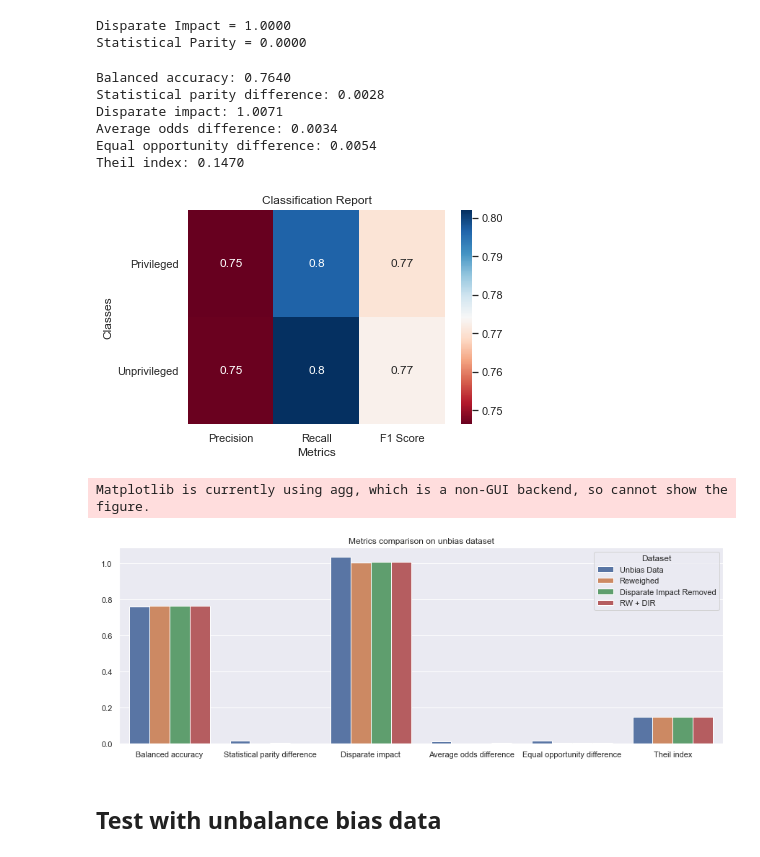
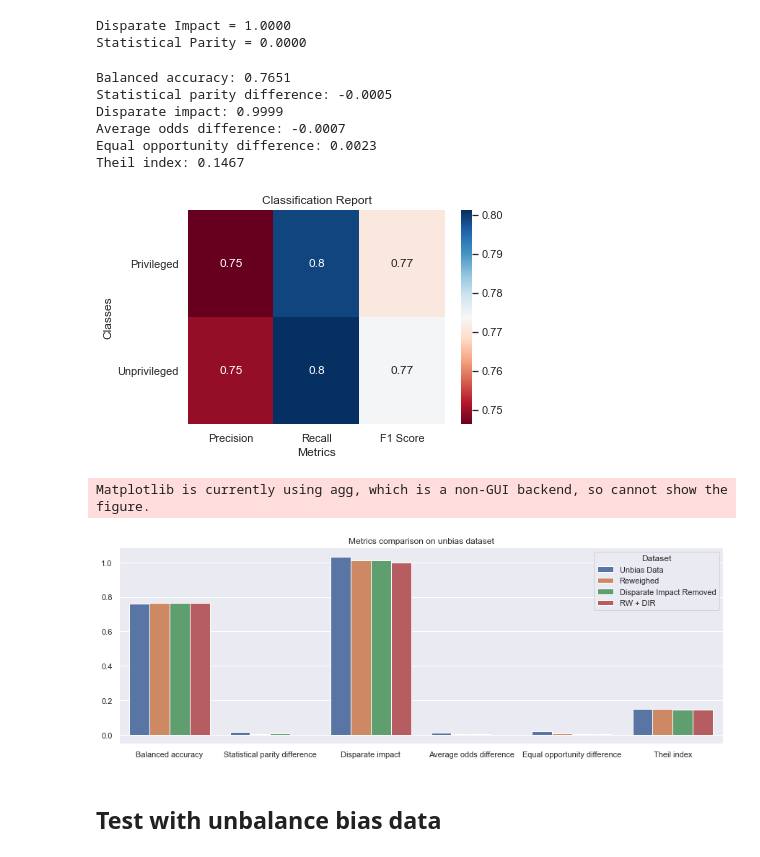
Before and after one commit to giordanoDaloisio/bias-mitigation-methods, a Jupyter notebook: Synthetic.ipynb, the cells around one changed output. Saved outputs shown, nothing was run; the diff lists cells and outputs as text; code cells hidden in the pictures.

```diff
--- a/Synthetic.ipynb
+++ b/Synthetic.ipynb
@@ -843,15 +873,16 @@ score = compute_dataset_fairness_metrics(un_rw_dir, unprivileged_group, privileg
 Disparate Impact = 1.0000
 Statistical Parity = 0.0000
 # %%
-unb_rw_dir_score = classify_dir(make_pipeline(StandardScaler(), LogisticRegression()), un_rw_dir)
+unb_rw_dir_score = classify(make_pipeline(StandardScaler(), LogisticRegression(class_weight='balanced', solver='liblinear')),
+                            un_rw_dir, sensitive_attributes=['s'])
 # %% [output]
-Balanced accuracy: 0.7640
-Statistical parity difference: 0.0028
-Disparate impact: 1.0071
-Average odds difference: 0.0034
-Equal opportunity difference: 0.0054
-Theil index: 0.1470
+Balanced accuracy: 0.7651
+Statistical parity difference: -0.0005
+Disparate impact: 0.9999
+Average odds difference: -0.0007
+Equal opportunity difference: 0.0023
+Theil index: 0.1467
-[figure, old version]
+[figure, new version]
 # %%
 un_rw_dir_merg =  merge_datasets({
     'Unbias Data': class_metrics,
@@ -864,7 +895,7 @@ plot_syntesis(un_rw_dir_merg, 'Metrics comparison on unbias dataset')
 plt.show()
 # %% [output]
 Matplotlib is currently using agg, which is a non-GUI backend, so cannot show the figure.
-[figure, old version]
+[figure, new version]
 # %% [markdown]
 ## Test with unbalance bias data
 # %%
```
Also changed, not shown: parts of 21 cells of this notebook, 2 other files.
